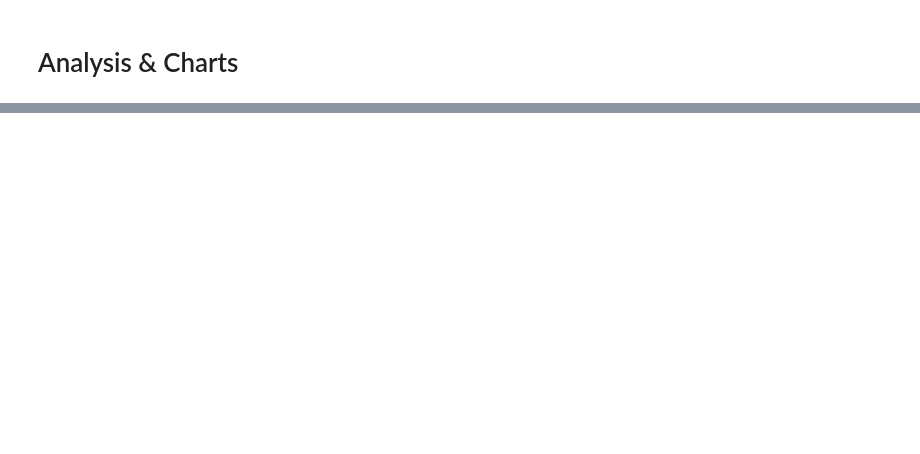
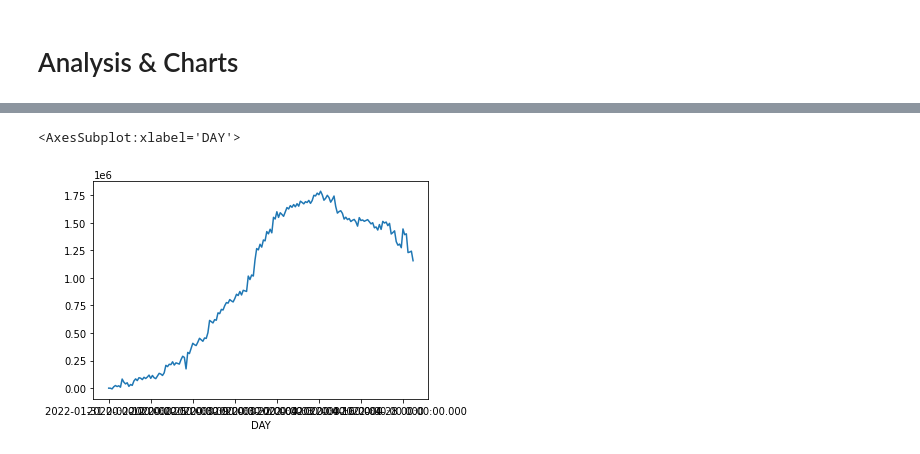
Before and after one commit to IncioMan/osmosis-pools-dashboard, a Jupyter notebook: notebooks/osmo-pools.ipynb, the cells around one changed output, grey strips where cells are left out. Saved outputs shown, nothing was run; the diff lists cells and outputs as text; code cells hidden in the pictures; blank space fills up the shorter version.

```diff
--- a/notebooks/osmo-pools.ipynb
+++ b/notebooks/osmo-pools.ipynb
@@ -220,3 +75,7 @@ df
+# %%
+df = dp.get_exit()
+df
 # %%
-df.pivot(index='DAY', values='SUM(GAMMA_TOKENS)', columns='POOL_ID').fillna(0).cumsum()
+exit_ = df.pivot(index='DAY', values='SUM(GAMMA_TOKENS)', columns='POOL_ID').fillna(0)
+delta = lock_.append(-exit_)
 # %% [output]
@@ -506,0 +83,7 @@ alt.Chart(df).mark_line(point=True).encode(
+# %%
+delta_cumsum = delta.sort_values(by='DAY').cumsum()
+# %%
+delta_cumsum[560].plot(kind='line')
+# %% [output]
+<AxesSubplot:xlabel='DAY'>
+[figure, added]
```
Also changed, not shown: parts of 44 cells of this notebook.
